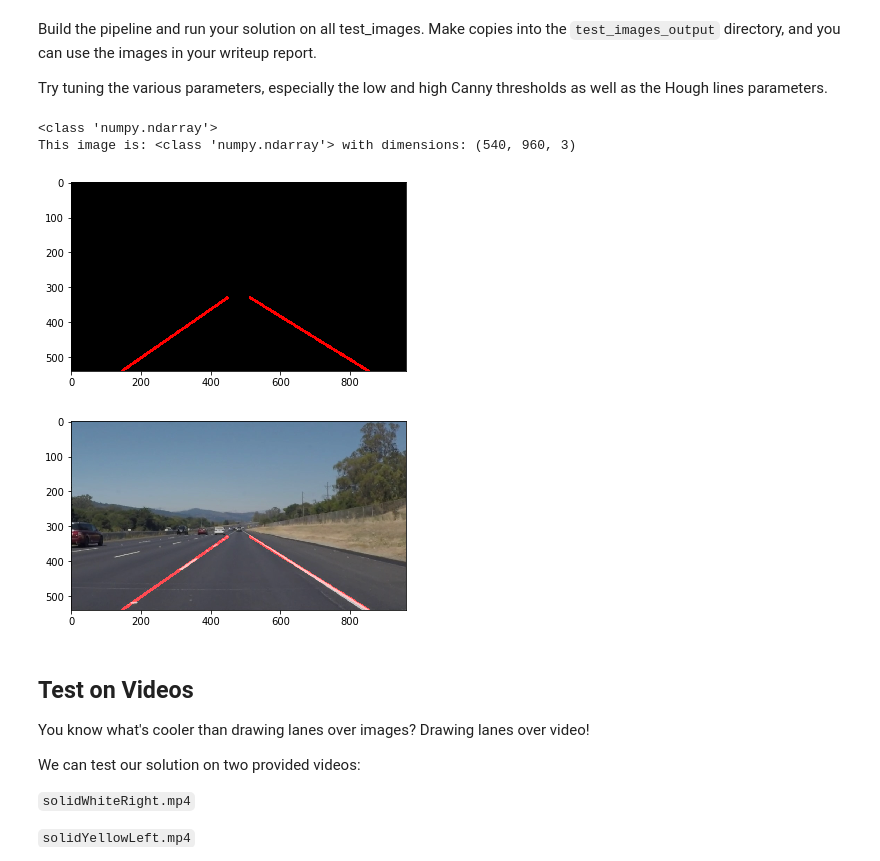
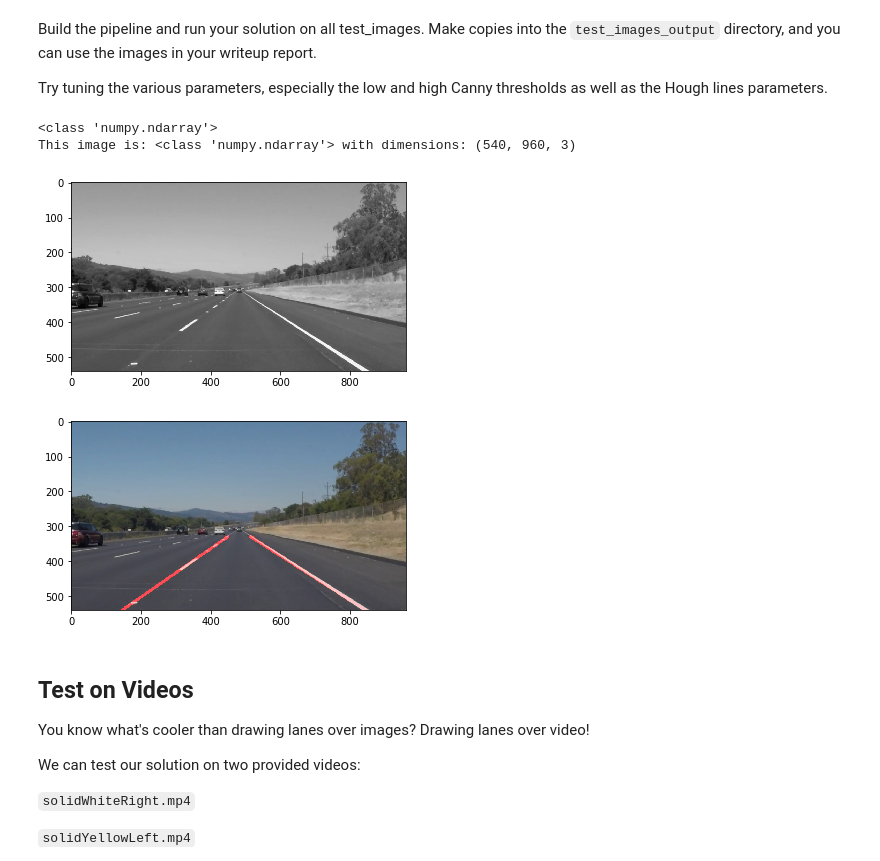
Before and after one commit to ChenxinWang0210/Find-Lane-Lines-on-Road, a Jupyter notebook: P1.ipynb, the cells around one changed output. Cells and saved outputs as stored; diff of their text form; code cells hidden in the pictures.

```diff
--- a/P1.ipynb
+++ b/P1.ipynb
@@ -277,7 +277,7 @@ edges = canny(blur_gray, low_threshold, high_threshold)
 
 #  Applies an image mask
 imshape = image.shape
-vertices = np.array([[(40,imshape[0]),(440, 325), (520, 325), (imshape[1]-40,imshape[0])]], dtype=np.int32)
+vertices = np.array([[(40,imshape[0]),(440, 330), (520, 330), (imshape[1]-40,imshape[0])]], dtype=np.int32)
 masked_edges = region_of_interest(edges, vertices)
 
 
@@ -286,37 +286,37 @@ line_image=np.copy(image)*0
 
 # Define the Hough transformation parameters
 
 rho = 2
 theta = np.pi/180*1.5
 threshold = 15
 min_line_len = 10
 max_line_gap = 10
 
 # Output "line_image" contains the left and right line
 line_image = hough_lines(masked_edges, rho, theta, threshold, min_line_len, max_line_gap)
 
 
 
 # Draw the lines on the original image
 combo = weighted_img(line_image, image, α=0.8, β=1., γ=0.)
 
 plt.figure(0)
-plt.imshow(line_image)  # if you wanted to show a single color channel image called 'gray', for example, call as
-#plt.imshow(gray, cmap='gray')
+#plt.imshow(line_image)  # if you wanted to show a single color channel image called 'gray', for example, call as
+plt.imshow(gray, cmap='gray')
 
 #save the file
-mpimg.imsave('test_images/' + image_name +"_line_image.jpg",line_image)
+mpimg.imsave('test_images/' + image_name +"_grayscale.jpg",gray,cmap='gray')
 
 plt.figure(1)
 print('This image is:', type(combo), 'with dimensions:', combo.shape)
 plt.imshow(combo)  # if you wanted to show a single color channel image called 'gray', for example, call as plt.imshow(gray, cmap='gray')
 
 #save the file
 mpimg.imsave('test_images/' + image_name +"_Lane_Lines.jpg", combo)
 # %% [output]
 <class 'numpy.ndarray'>
 This image is: <class 'numpy.ndarray'> with dimensions: (540, 960, 3)
-[figure, old version]
+[figure, new version]
 [figure]
 # %% [markdown]
 ## Test on Videos
```
Also changed, not shown: parts of 3 cells of this notebook, 3 other files.
